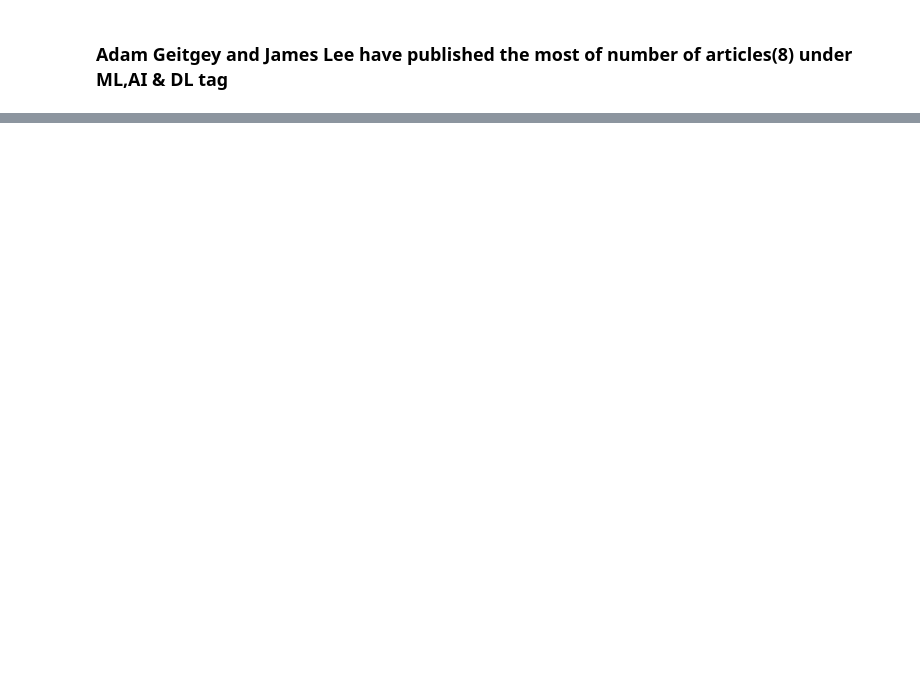
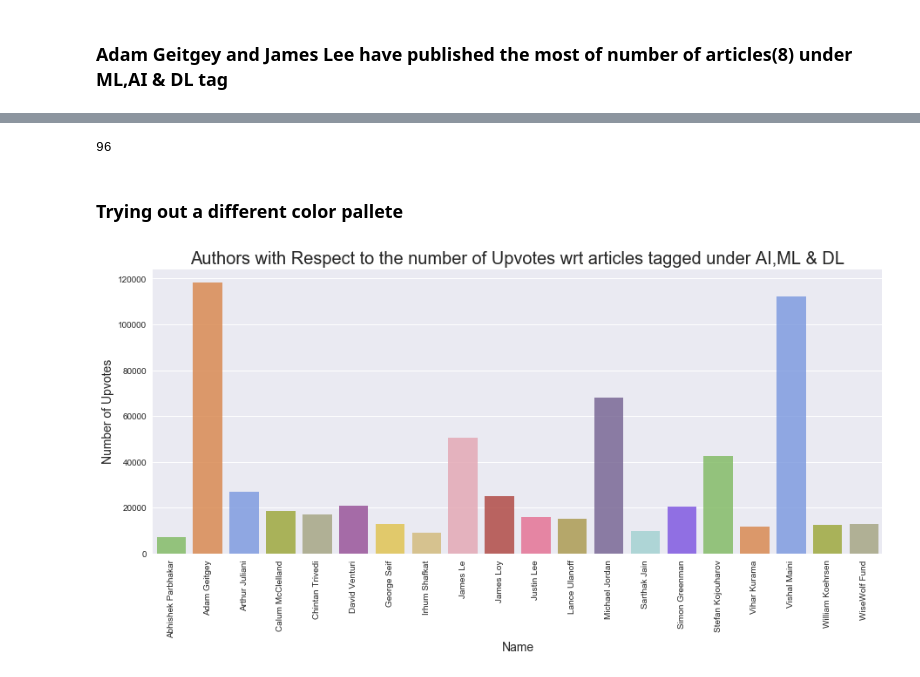
Before and after one commit to Sangarshanan/webscraping-and-analysis-of-medium-articles, a Jupyter notebook: Analysis of the data.ipynb, the cells around one changed output, grey strips where cells are left out. Cells and saved outputs as stored; diff of their text form; code cells hidden in the pictures; blank space fills up the shorter version.

```diff
--- a/Analysis of the data.ipynb
+++ b/Analysis of the data.ipynb
@@ -67,0 +135,4 @@ ModuleNotFoundError: No module named 'wordcloud'
+# %%
+data = data.drop("Unnamed: 0",axis=1)
+# %%
+upvote=data.groupby("2.Name").sum()
@@ -67,0 +146,35 @@ ModuleNotFoundError: No module named 'wordcloud'
+# %%
+len(upvote.index)
+# %% [output]
+96
+# %%
+upvote=(upvote[(upvote['5.Upvotes'] > 7000)])
+# %% [markdown]
+### Trying out a different color pallete
+# %%
+colorr =           ['#78C850',
+                    '#F08030',
+                    '#6890F0',
+                    '#A8B820',
+                    '#A8A878',
+                    '#A040A0',
+                    '#F8D030',
+                    '#E0C068',
+                    '#EE99AC',
+                    '#C03028',
+                    '#F85888',
+                    '#B8A038',
+                    '#705898',
+                    '#98D8D8',
+                    '#7038F8',
+                   ]
+# %%
+plt.figure(figsize=(15,6))
+plt.xticks(rotation='vertical')
+sns.barplot(upvote.index, upvote["5.Upvotes"], alpha=0.8,palette=colorr)
+plt.xlabel('Name', fontsize=14)
+plt.ylabel('Number of Upvotes', fontsize=14)
+plt.title("Authors with Respect to the number of Upvotes wrt articles tagged under AI,ML & DL", fontsize=20)
+plt.show()
+# %% [output]
+[figure, added]
```
Also changed, not shown: parts of 54 cells of this notebook.
